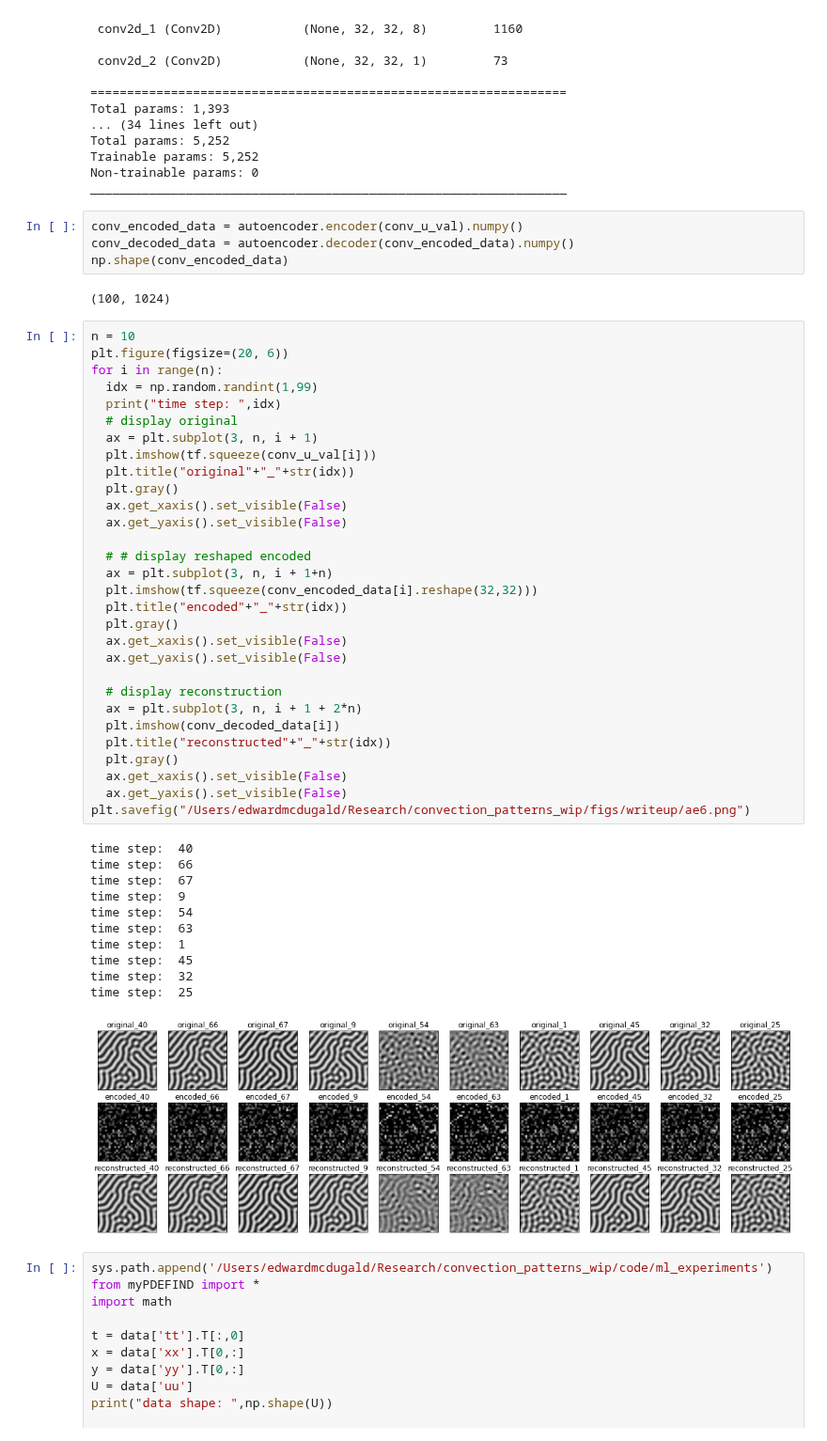
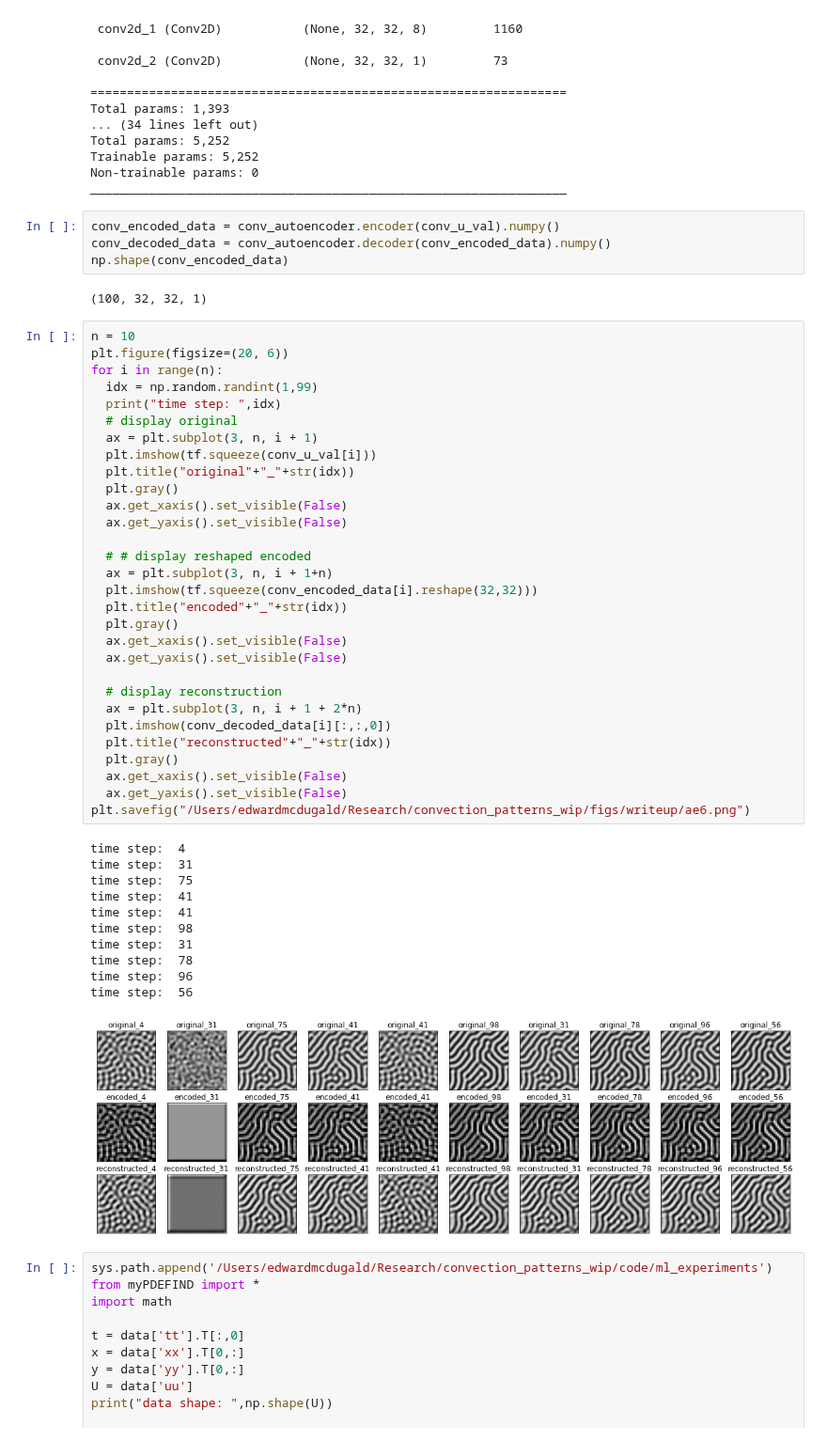
Before and after one commit to EMcDugald/convection_patterns_wip, a Jupyter notebook: code/ml_experiments/autoencoder/autoencoder_swift_hohenberg.ipynb, the cells around one changed output. Shown at 94% size. Drawn from its saved outputs; the diff is of its cells as text.

```diff
--- a/code/ml_experiments/autoencoder/autoencoder_swift_hohenberg.ipynb
+++ b/code/ml_experiments/autoencoder/autoencoder_swift_hohenberg.ipynb
@@ -279,53 +280,53 @@ Trainable params: 5,252
 Non-trainable params: 0
 _________________________________________________________________
 # %%
-conv_encoded_data = autoencoder.encoder(conv_u_val).numpy()
-conv_decoded_data = autoencoder.decoder(conv_encoded_data).numpy()
+conv_encoded_data = conv_autoencoder.encoder(conv_u_val).numpy()
+conv_decoded_data = conv_autoencoder.decoder(conv_encoded_data).numpy()
 np.shape(conv_encoded_data)
 # %% [output]
-(100, 1024)
+(100, 32, 32, 1)
 # %%
 n = 10
 plt.figure(figsize=(20, 6))
 for i in range(n):
   idx = np.random.randint(1,99)
   print("time step: ",idx)
   # display original
   ax = plt.subplot(3, n, i + 1)
   plt.imshow(tf.squeeze(conv_u_val[i]))
   plt.title("original"+"_"+str(idx))
   plt.gray()
   ax.get_xaxis().set_visible(False)
   ax.get_yaxis().set_visible(False)
 
   # # display reshaped encoded
   ax = plt.subplot(3, n, i + 1+n)
   plt.imshow(tf.squeeze(conv_encoded_data[i].reshape(32,32)))
   plt.title("encoded"+"_"+str(idx))
   plt.gray()
   ax.get_xaxis().set_visible(False)
   ax.get_yaxis().set_visible(False)
 
   # display reconstruction
   ax = plt.subplot(3, n, i + 1 + 2*n)
-  plt.imshow(conv_decoded_data[i])
+  plt.imshow(conv_decoded_data[i][:,:,0])
   plt.title("reconstructed"+"_"+str(idx))
   plt.gray()
   ax.get_xaxis().set_visible(False)
   ax.get_yaxis().set_visible(False)
 plt.savefig("/Users/edwardmcdugald/Research/convection_patterns_wip/figs/writeup/ae6.png")
 # %% [output]
-time step:  40
-time step:  66
-time step:  67
-time step:  9
-time step:  54
-time step:  63
-time step:  1
-time step:  45
-time step:  32
-time step:  25
+time step:  4
+time step:  31
+time step:  75
+time step:  41
+time step:  41
+time step:  98
+time step:  31
+time step:  78
+time step:  96
+time step:  56
-[figure, old version]
+[figure, new version]
 # %%
 sys.path.append('/Users/edwardmcdugald/Research/convection_patterns_wip/code/ml_experiments')
 from myPDEFIND import *
```
Also changed, not shown: parts of 4 cells of this notebook, 3 other files.
